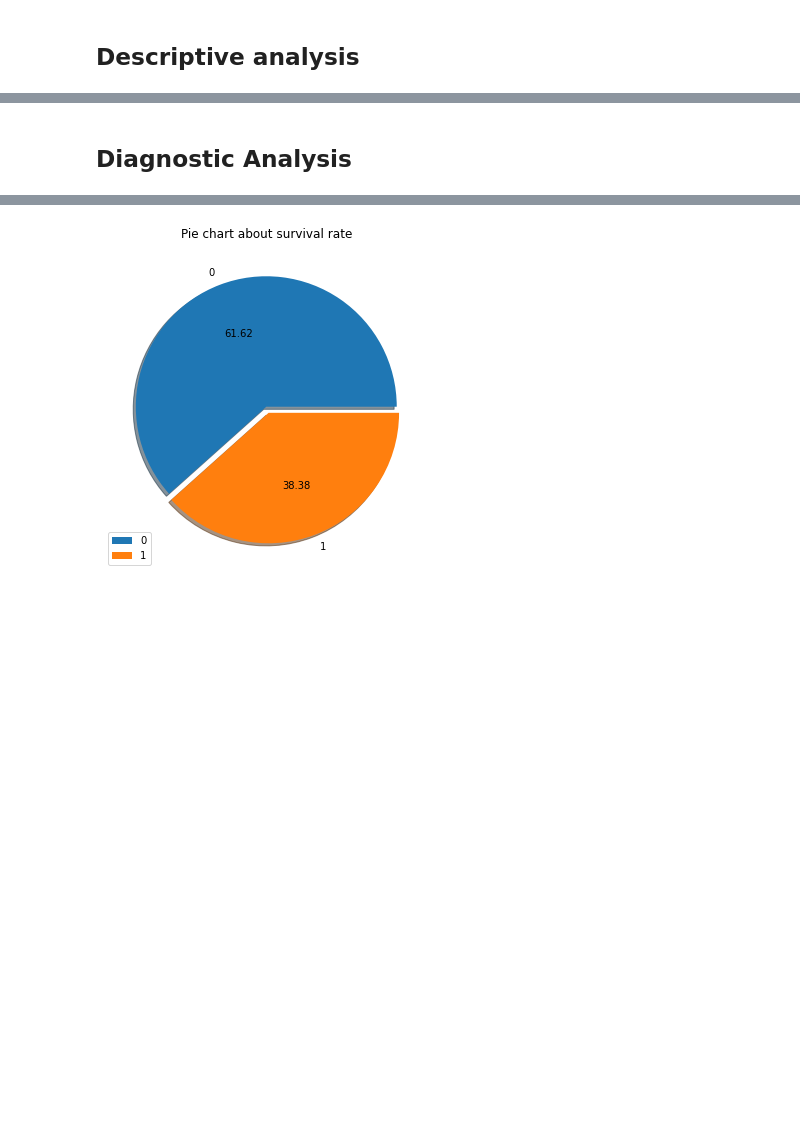
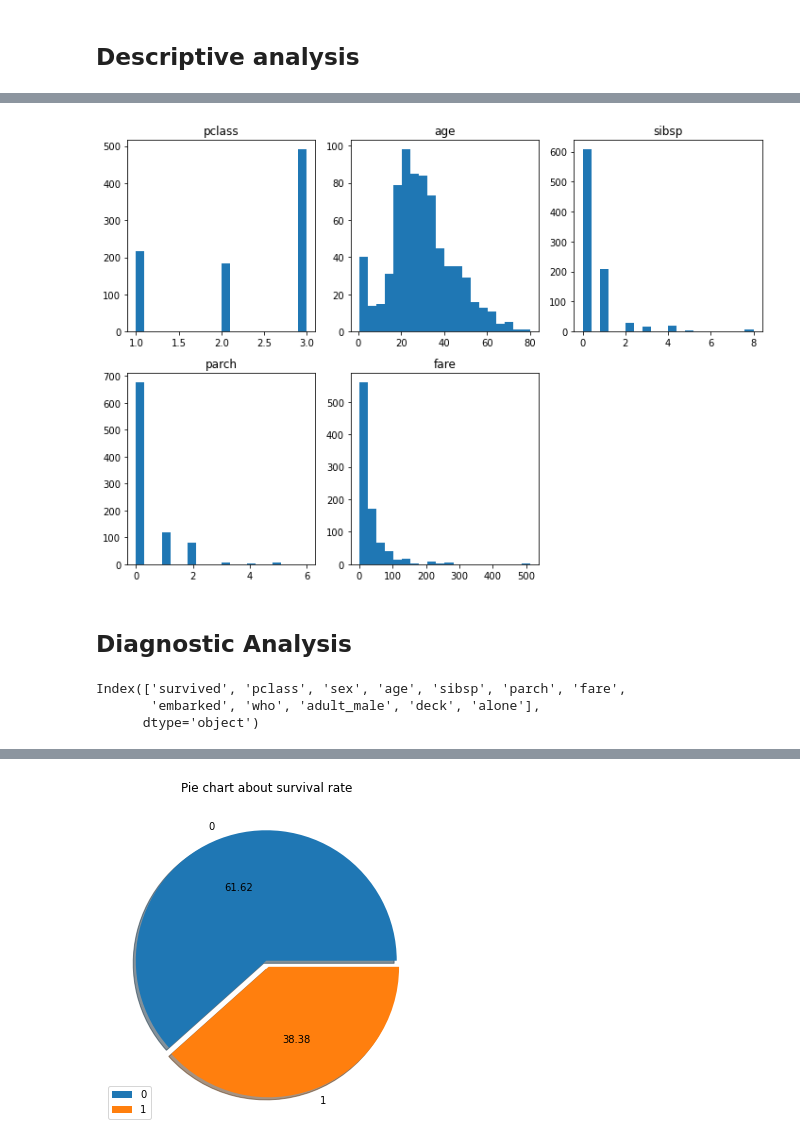
Before and after one commit to chang99729/py34sa3l2, a Jupyter notebook: Lecture 04/Logistic Regression.ipynb, the cells around one changed output, grey strips where cells are left out. Cells and saved outputs as stored; diff of their text form; code cells hidden in the pictures; blank space fills up the shorter version.

```diff
--- a/Lecture 04/Logistic Regression.ipynb
+++ b/Lecture 04/Logistic Regression.ipynb
@@ -40,21 +189,29 @@ The goal is to predict if a passenger survived the sinking of the Titanic or not
 # %%
-df_num =
+df_num = data.select_dtypes(['int64','float64']).drop('survived',axis=1)
 # Figure
 fig = plt.figure(figsize=(10, 7))
 
 # Define grid
 ncols = 3
 nrows = np.ceil(df_num.shape[1] / ncols)
 
 # Add subplots
 for i, c in enumerate(df_num.columns):
     ax = fig.add_subplot(nrows, ncols, i + 1)
     df_num[c].plot.hist(bins=20, ax=ax)
     ax.set_title(c)
     ax.set_ylabel(None)
 
 # Other
 plt.tight_layout()
 plt.show()
+# %% [output]
+[figure, added]
 # %% [markdown]
 ## Diagnostic Analysis
+# %%
+data.columns
+# %% [output]
+Index(['survived', 'pclass', 'sex', 'age', 'sibsp', 'parch', 'fare',
+       'embarked', 'who', 'adult_male', 'deck', 'alone'],
+      dtype='object')
```
Also changed, not shown: parts of 44 cells of this notebook.
